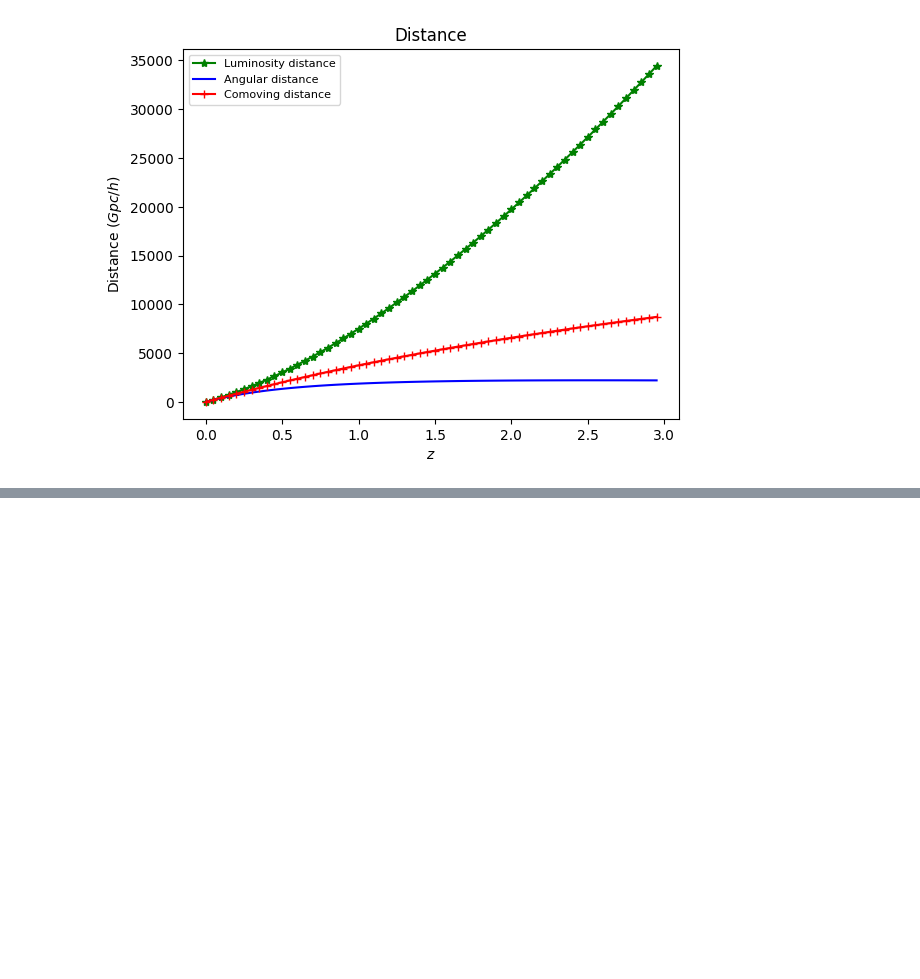
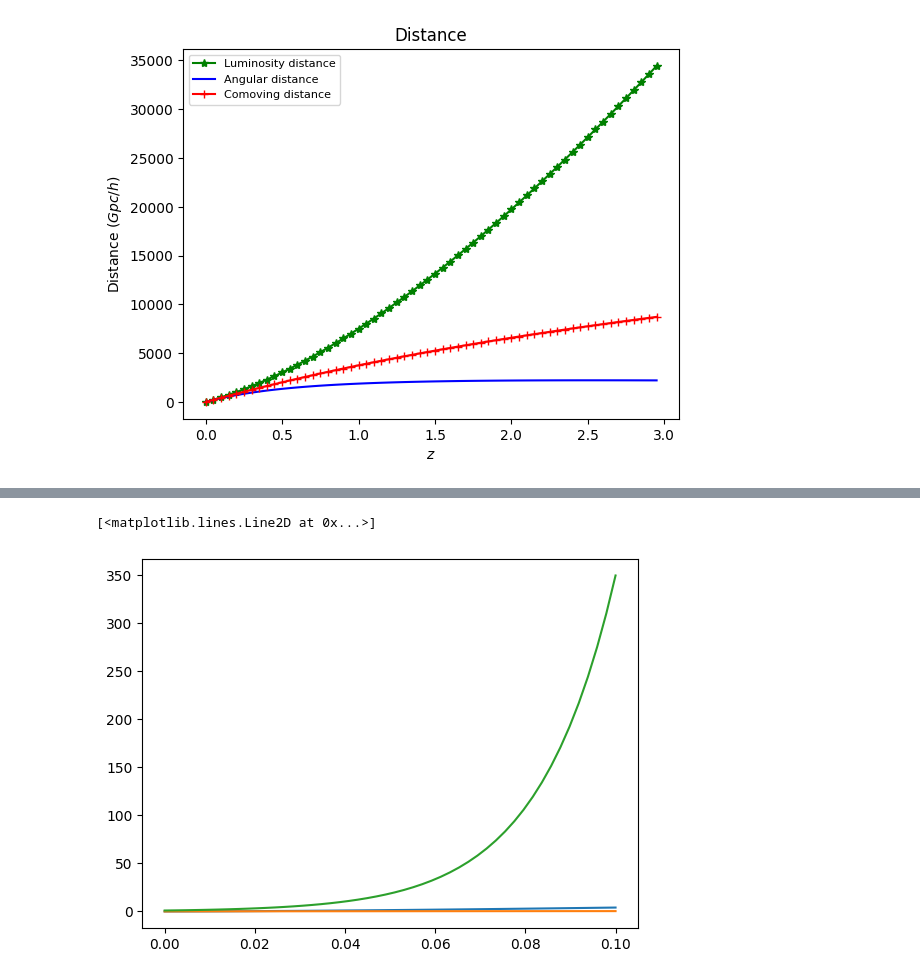
Before and after one commit to xlxnsxzpxtx/Metodos_cosmo, a Jupyter notebook: Practica_1/Practica_1.ipynb, the cells around one changed output, grey strips where cells are left out. Cells and saved outputs as stored; diff of their text form; code cells hidden in the pictures; blank space fills up the shorter version.

```diff
--- a/Practica_1/Practica_1.ipynb
+++ b/Practica_1/Practica_1.ipynb
@@ -69,0 +74,5 @@ Text(0, 0.5, 'Distance ($Gpc/h$)')
+# %%
+# Now we introduce the new value of the density parameters
+O_m2 =0.2999
+O_L2= 0.7
+O_r= 0.0001
@@ -69,0 +173,15 @@ Text(0, 0.5, 'Distance ($Gpc/h$)')
+# %%
+t = np.linspace(0,0.1)
+k = 0.666666
+p =1.5
+s = 0.5
+a_m = (k*t*H_0*(O_m2)**s)**p
+a_r = (2*H_0*t*(O_r)**s)**s
+a_L = np.exp(H_0*t*(O_L2)**s)
+
+mpl.plot(t, a_m)
+mpl.plot(t, a_r)
+mpl.plot(t, a_L)
+# %% [output]
+[<matplotlib.lines.Line2D at 0x...>]
+[figure, added]
```
Also changed, not shown: parts of 21 cells of this notebook.
